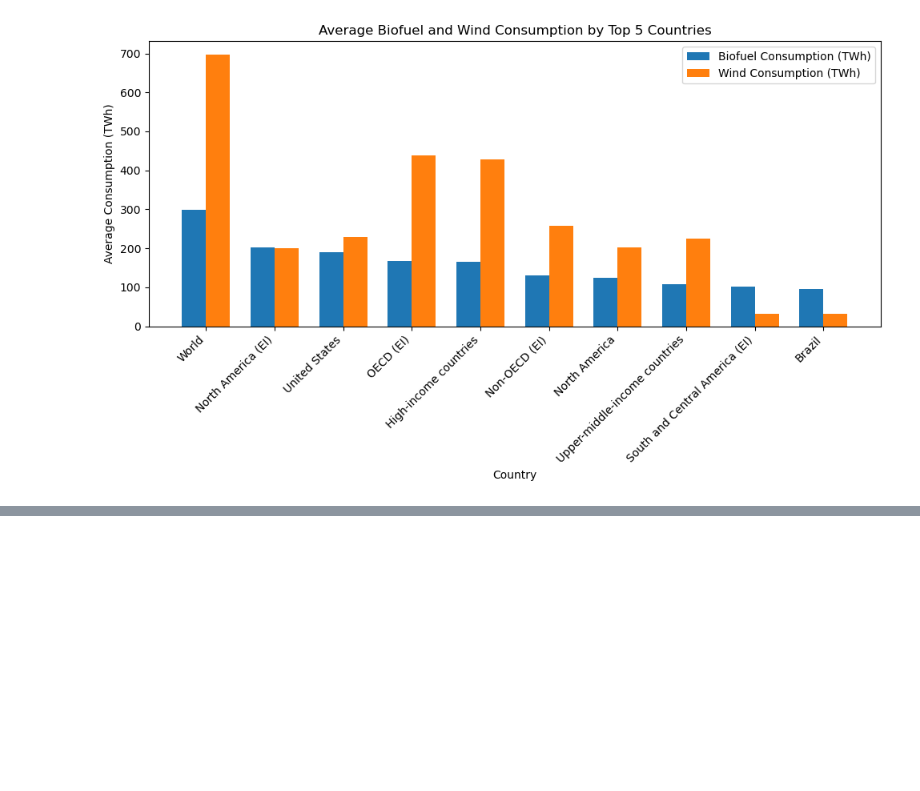
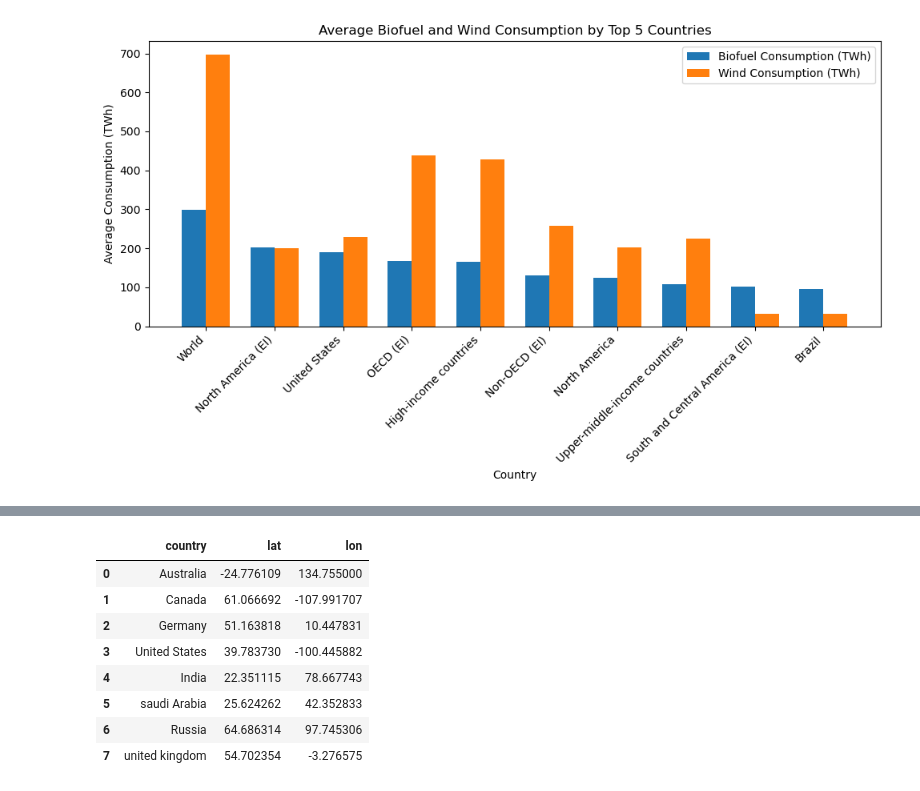
Before and after one commit to singhashishpal/project3_world_energy_consumption, a Jupyter notebook: anu.ipynb, the cells around one changed output, grey strips where cells are left out. Saved outputs shown, nothing was run; the diff lists cells and outputs as text; code cells hidden in the pictures; blank space fills up the shorter version.

```diff
--- a/anu.ipynb
+++ b/anu.ipynb
@@ -301,0 +382,36 @@ plt.show()
+# %%
+# Your GeoAPI API key
+from api_keys import api_key
+
+# Sample country names
+countries = ['Australia', 'Canada', 'Germany', 'United States', 'India','saudi Arabia','Russia','united kingdom']
+
+# Function to get latitude and longitude for a country
+def get_coordinates(country_name, api_key):
+    url = f"https://api.geoapify.com/v1/geocode/search?text={country_name}&apiKey={api_key}"
+    response = requests.get(url).json()
+    if response['features']:
+        lat = response['features'][0]['properties']['lat']
+        lon = response['features'][0]['properties']['lon']
+        return lat, lon
+    return None, None
+
+# Create a DataFrame to store country and their coordinates
+country_coordinates = []
+
+for country in countries:
+    lat, lon = get_coordinates(country, api_key)
+    country_coordinates.append({'country': country, 'lat': lat, 'lon': lon})
+
+df_coords = pd.DataFrame(country_coordinates)
+df_coords
+# %% [output]
+|  | country | lat | lon |
+| 0 | Australia | -24.776109 | 134.755000 |
+| 1 | Canada | 61.066692 | -107.991707 |
+| 2 | Germany | 51.163818 | 10.447831 |
+| 3 | United States | 39.783730 | -100.445882 |
+| 4 | India | 22.351115 | 78.667743 |
+| 5 | saudi Arabia | 25.624262 | 42.352833 |
+| 6 | Russia | 64.686314 | 97.745306 |
+| 7 | united kingdom | 54.702354 | -3.276575 |
```
Also changed, not shown: parts of 10 cells of this notebook.
